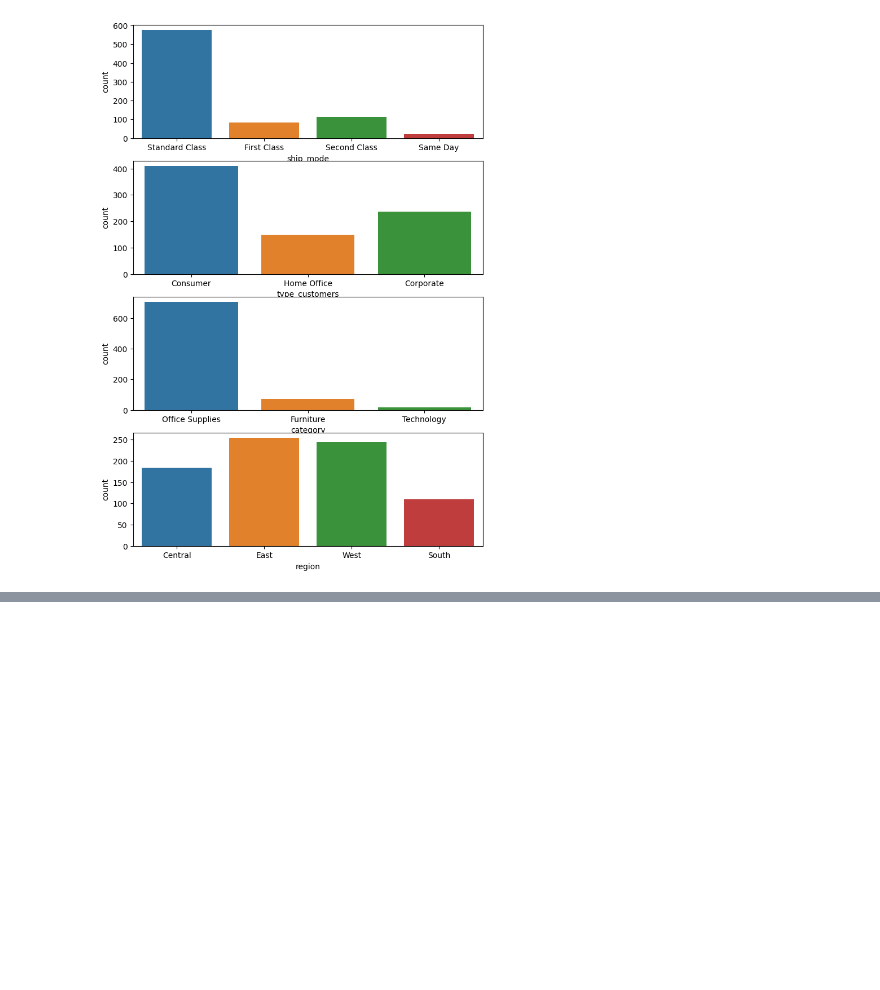
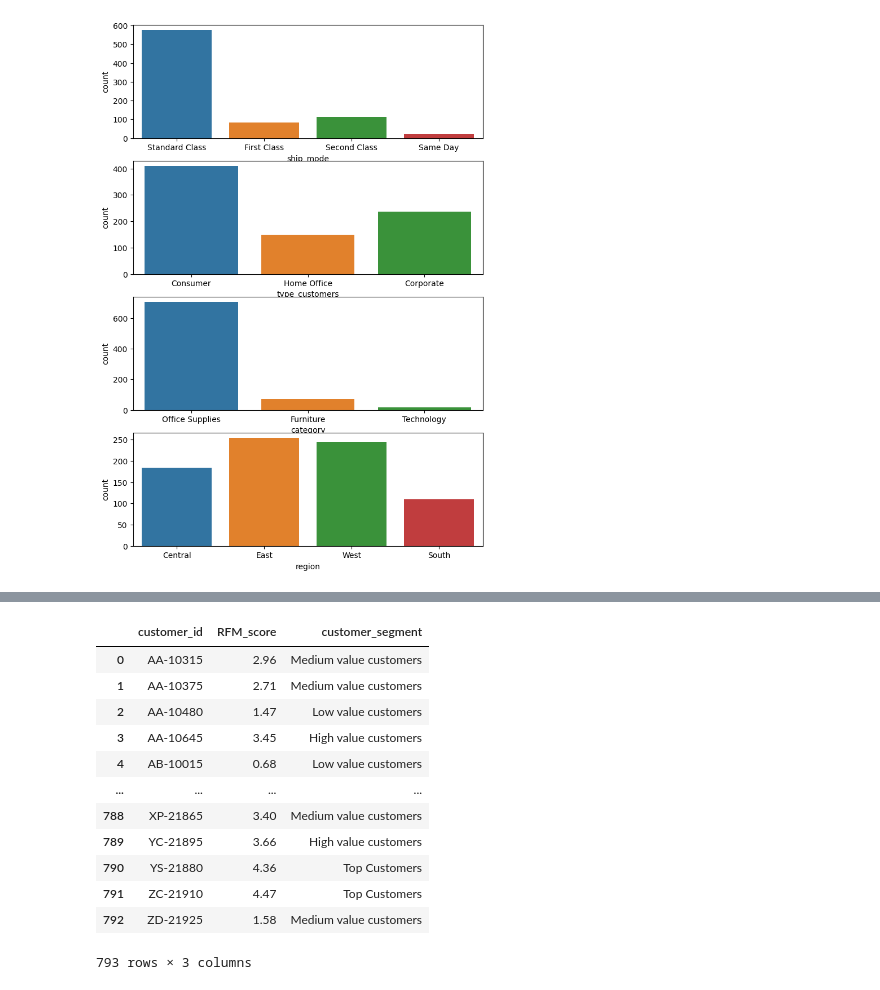
Before and after one commit to gchristiansun/customer-segmentation-analysis, a Jupyter notebook: customer_segmentation.ipynb, the cells around one changed output, grey strips where cells are left out. Cells and saved outputs as stored; diff of their text form; code cells hidden in the pictures; blank space fills up the shorter version.

```diff
--- a/customer_segmentation.ipynb
+++ b/customer_segmentation.ipynb
@@ -181,0 +260,24 @@ plt.show()
+# %%
+rfm_df['customer_segment'] = np.where(
+    rfm_df['RFM_score'] >= rfm_df['RFM_score'].quantile(0.9), 'Top Customers', (np.where(
+        rfm_df['RFM_score'] >= rfm_df['RFM_score'].quantile(0.75), "High value customers", (np.where(
+            rfm_df['RFM_score'] >= rfm_df['RFM_score'].quantile(0.25), "Medium value customers", "Low value customers"
+        ))
+    ))
+)
+
+rfm_df[['customer_id', 'RFM_score', 'customer_segment']]
+# %% [output]
+|  | customer_id | RFM_score | customer_segment |
+| 0 | AA-10315 | 2.96 | Medium value customers |
+| 1 | AA-10375 | 2.71 | Medium value customers |
+| 2 | AA-10480 | 1.47 | Low value customers |
+| 3 | AA-10645 | 3.45 | High value customers |
+| 4 | AB-10015 | 0.68 | Low value customers |
+| ... | ... | ... | ... |
+| 788 | XP-21865 | 3.40 | Medium value customers |
+| 789 | YC-21895 | 3.66 | High value customers |
+| 790 | YS-21880 | 4.36 | Top Customers |
+| 791 | ZC-21910 | 4.47 | Top Customers |
+| 792 | ZD-21925 | 1.58 | Medium value customers |
+793 rows × 3 columns
```
Also changed, not shown: parts of 8 cells of this notebook.
